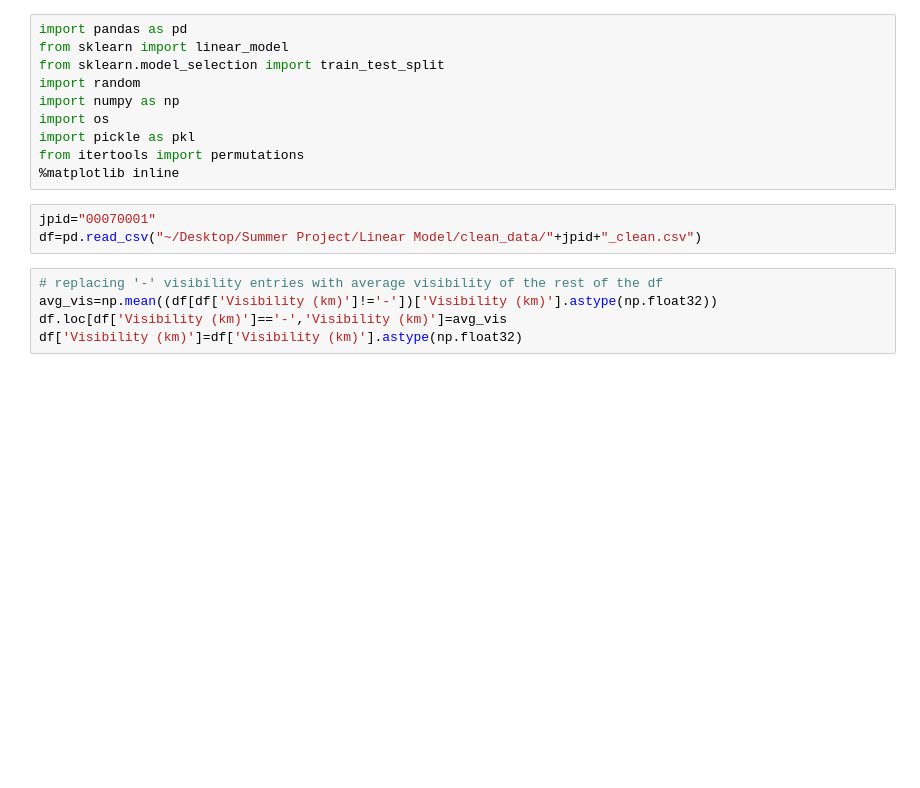
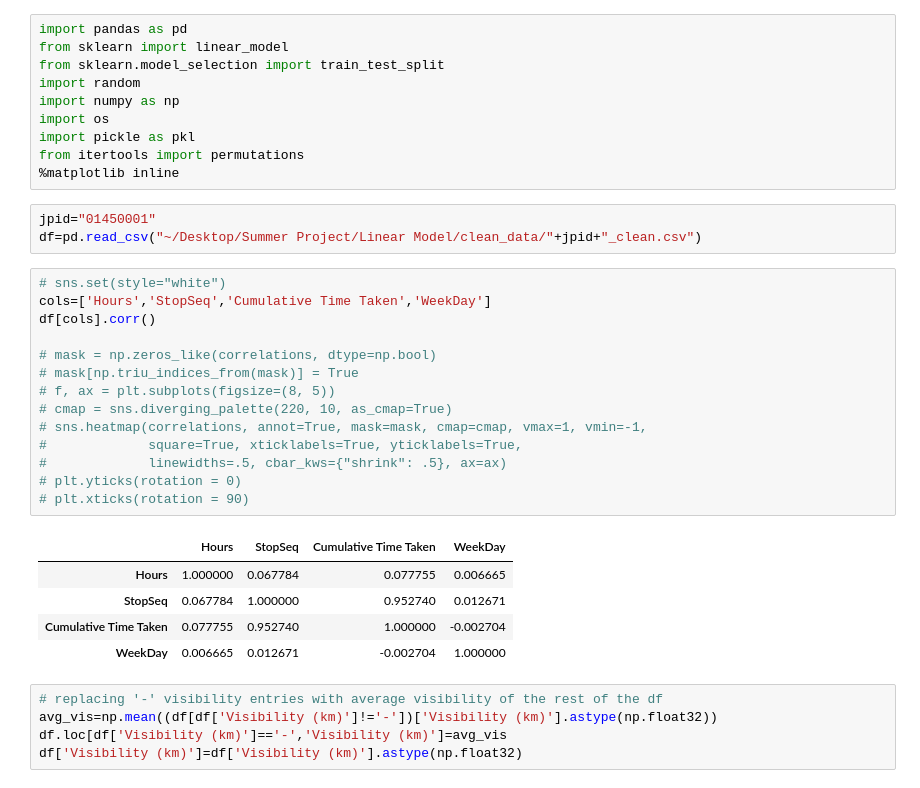
Before and after one commit to neilerer/ByteMe, a Jupyter notebook: models/linear_model/linear_regression_model_notebook.ipynb, the cells around one changed output. Cells and saved outputs as stored; diff of their text form; blank space fills up the shorter version.

```diff
--- a/models/linear_model/linear_regression_model_notebook.ipynb
+++ b/models/linear_model/linear_regression_model_notebook.ipynb
@@ -9,8 +9,28 @@ import pickle as pkl
 from itertools import permutations
 %matplotlib inline
 # %%
-jpid="00070001"
+jpid="01450001"
 df=pd.read_csv("~/Desktop/Summer Project/Linear Model/clean_data/"+jpid+"_clean.csv")
+# %%
+# sns.set(style="white")
+cols=['Hours','StopSeq','Cumulative Time Taken','WeekDay']
+df[cols].corr()
+
+# mask = np.zeros_like(correlations, dtype=np.bool)
+# mask[np.triu_indices_from(mask)] = True
+# f, ax = plt.subplots(figsize=(8, 5))
+# cmap = sns.diverging_palette(220, 10, as_cmap=True)
+# sns.heatmap(correlations, annot=True, mask=mask, cmap=cmap, vmax=1, vmin=-1,
+#             square=True, xticklabels=True, yticklabels=True,
+#             linewidths=.5, cbar_kws={"shrink": .5}, ax=ax)
+# plt.yticks(rotation = 0)
+# plt.xticks(rotation = 90)
+# %% [output]
+|  | Hours | StopSeq | Cumulative Time Taken | WeekDay |
+| Hours | 1.000000 | 0.067784 | 0.077755 | 0.006665 |
+| StopSeq | 0.067784 | 1.000000 | 0.952740 | 0.012671 |
+| Cumulative Time Taken | 0.077755 | 0.952740 | 1.000000 | -0.002704 |
+| WeekDay | 0.006665 | 0.012671 | -0.002704 | 1.000000 |
 # %%
 # replacing '-' visibility entries with average visibility of the rest of the df
 avg_vis=np.mean((df[df['Visibility (km)']!='-'])['Visibility (km)'].astype(np.float32))
```
Also changed, not shown: parts of 18 cells of this notebook, 5 other files.
